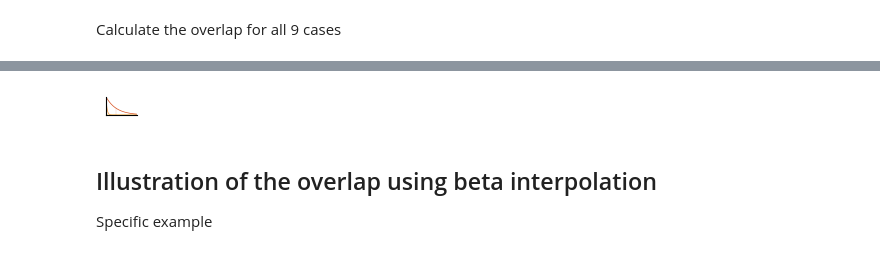
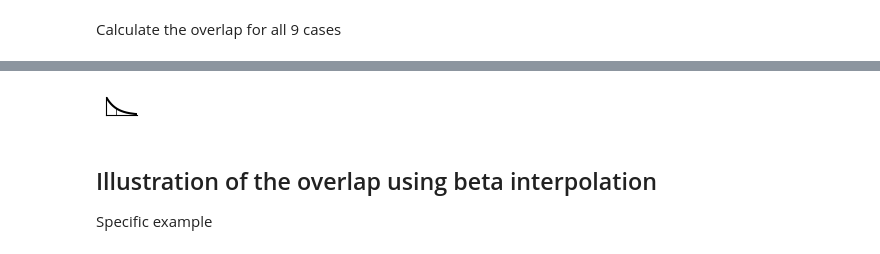
Before and after one commit to sahelazizpour/Finite-Observation-Dynamic-Range, a Jupyter notebook: 6_plot_problem.ipynb, the cells around one changed output, grey strips where cells are left out. Saved outputs shown, nothing was run; the diff lists cells and outputs as text; code cells hidden in the pictures.

```diff
--- a/6_plot_problem.ipynb
+++ b/6_plot_problem.ipynb
@@ -252,29 +250,29 @@ Overlap between traces from example:
 # %%
 # plot exponential kernels for windows in single plot
 fig, ax = plt.subplots(1, 1, figsize=(1*cm, 0.6*cm))
 xs = np.linspace(0, windows[-1]*3, 2000)
-for window in windows:
-    id_results = windows_results.index(window)
-    ax.plot(xs, np.exp(-xs/window), color=colors_fig_results[id_results], linewidth=0.5)
-    # veritical line at window from zero to function value
-    ax.plot([window, window], [0, np.exp(-1)], color=colors_fig_results[id_results], linewidth=0.1)
+window = windows[-1]
+id_results = windows_results.index(window)
+ax.plot(xs, np.exp(-xs/window), color='black')
+# veritical line at window from zero to function value
+ax.plot([window, window], [0, np.exp(-1)], color='black', linewidth=0.5)
 
 # set xlims
 ax.set_xlim([0, windows[-1]*3])
 # set ylims
 ax.set_ylim([0, 1])
 # no ticks
 ax.set_xticks([])
 ax.set_yticks([])
 # remove right and top spines
 ax.spines['right'].set_visible(False)
 ax.spines['top'].set_visible(False)
 fig.tight_layout()
 
 # save figures
 fig.savefig("./figures/fig_problem_examples_kernel.pdf", **kwargs_figures)
 # %% [output]
-[figure, old version]
+[figure, new version]
 # %% [markdown]
 ## Illustration of the overlap using beta interpolation
 Specific example
```
Also changed, not shown: parts of 3 cells of this notebook, 5 other files.
